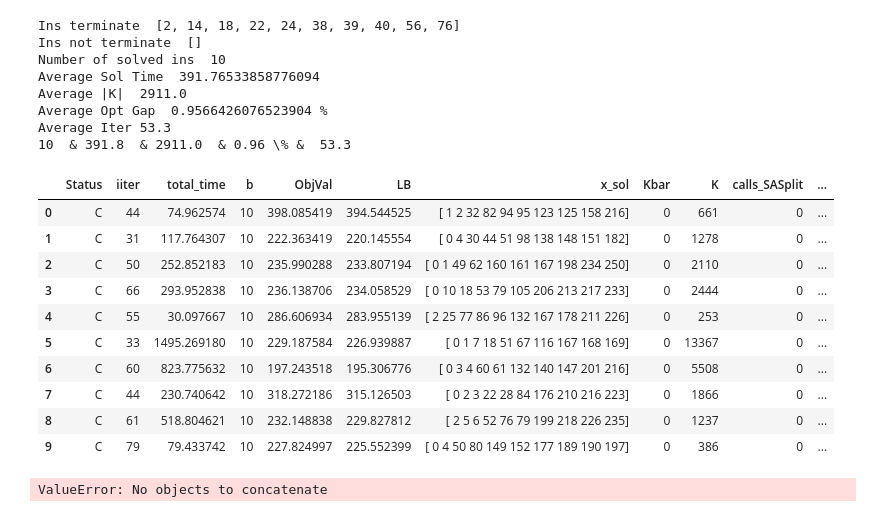
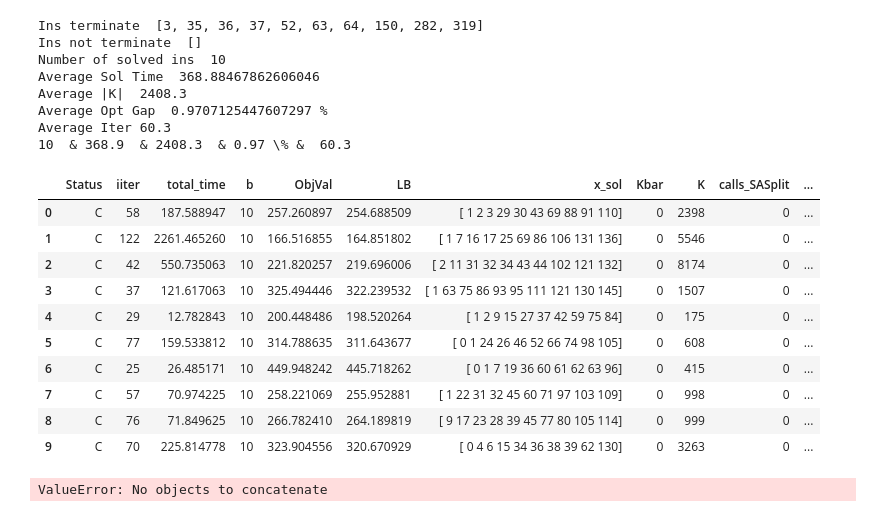
Before and after one commit to diHnguyen/SSPI, a Jupyter notebook: PythonConversion/Dec2024_Output/ProcessOutput.ipynb, the cells around one changed output. Drawn from its saved outputs; the diff is of its cells as text; code cells hidden in the pictures.

```diff
--- a/PythonConversion/Dec2024_Output/ProcessOutput.ipynb
+++ b/PythonConversion/Dec2024_Output/ProcessOutput.ipynb
@@ -5,7 +5,7 @@ import os
 import numpy as np
 
 os.chdir("/Users/dinguyen/Desktop/Local Documents/GitHub/Paper5/PythonConversion/")
-N = 40 #50
+N = 50 #50
 
 # N30
 # ins = [1,2,5,6,7,8,9,10,11,12]
@@ -15,10 +15,10 @@ N = 40 #50
 # N40
 # ins = [1, 3, 5, 6, 7, 9, 10, 11, 12, 13]
 # ins =  [4, 8, 16, 27, 33, 36, 37, 48, 64, 68]
-ins =  [2, 14, 18, 22, 24, 38, 39, 40, 56, 76]
+# ins =  [2, 14, 18, 22, 24, 38, 39, 40, 56, 76]
 
 # N50
-# ins =  [2, 6, 7, 10, 13, 14, 15, 16, 17, 21]
+ins =  [2, 6, 7, 10, 13, 14, 15, 16, 17, 21]
 # ins =  [18, 26, 46, 73, 93, 98, 110, 113, 122, 124]
 # ins =  [1, 3, 4, 5, 8, 9, 11, 12, 19, 20]
 # Desktop/Local Documents/GitHub/Paper5/PythonConversion/Dec2024_Output/Iter/main_singleCut_combinedStratV1_WarmStart_threshold_p_15_N40_56.txt
@@ -67,49 +67,49 @@ def processMain(N, ins):
     # df_filtered = df_filtered.groupby('Ins').apply(
     #     lambda group: group[group['total_time'] == group['total_time'].max()])
     # df_filtered = df_filtered.reset_index(drop=True)
     df_filtered["OptGap"] = (df_filtered.ObjVal-df_filtered.LB)/df_filtered.ObjVal*100
     solved_ins = len(df_filtered)
     avg_time = df_filtered['total_time'].mean()
     avg_K = df_filtered['K'].mean()
     opt_gap = df_filtered["OptGap"].mean()
     avg_iter = df_filtered["iiter"].mean()+1
     print("Number of solved ins ", solved_ins)
     print("Average Sol Time ", avg_time)
     print("Average |K| ", avg_K)
     print("Average Opt Gap ", opt_gap,"%")
     print("Average Iter", avg_iter)
     # {number:.2f}
     print(str(solved_ins), " & %.1f"  % avg_time, " & %.1f" % avg_K, " & %.2f" %opt_gap, "\% & ",str(avg_iter) )
 
 
     # print(output)
     # for i in range(5):
     #     output = pd.read_csv(EXP+"_N"+str(N)+"_"+str(i+1)+".txt", sep=";", header=None)
 
     return df_filtered
 
 df_default = processMain(N,ins)
 df_default
 # %% [output]
-Ins terminate  [2, 14, 18, 22, 24, 38, 39, 40, 56, 76]
+Ins terminate  [3, 35, 36, 37, 52, 63, 64, 150, 282, 319]
 Ins not terminate  []
 Number of solved ins  10
-Average Sol Time  391.76533858776094
-Average |K|  2911.0
-Average Opt Gap  0.9566426076523904 %
-Average Iter 53.3
-10  & 391.8  & 2911.0  & 0.96 \% &  53.3
+Average Sol Time  368.88467862606046
+Average |K|  2408.3
+Average Opt Gap  0.9707125447607297 %
+Average Iter 60.3
+10  & 368.9  & 2408.3  & 0.97 \% &  60.3
 |  | Status | iiter | total_time | b | ObjVal | LB | x_sol | Kbar | K | calls_SASplit | ... |
-| 0 | C | 44 | 74.962574 | 10 | 398.085419 | 394.544525 | [ 1 2 32 82 94 95 123 125 158 216] | 0 | 661 | 0 | ... |
-| 1 | C | 31 | 117.764307 | 10 | 222.363419 | 220.145554 | [ 0 4 30 44 51 98 138 148 151 182] | 0 | 1278 | 0 | ... |
-| 2 | C | 50 | 252.852183 | 10 | 235.990288 | 233.807194 | [ 0 1 49 62 160 161 167 198 234 250] | 0 | 2110 | 0 | ... |
-| 3 | C | 66 | 293.952838 | 10 | 236.138706 | 234.058529 | [ 0 10 18 53 79 105 206 213 217 233] | 0 | 2444 | 0 | ... |
-| 4 | C | 55 | 30.097667 | 10 | 286.606934 | 283.955139 | [ 2 25 77 86 96 132 167 178 211 226] | 0 | 253 | 0 | ... |
-| 5 | C | 33 | 1495.269180 | 10 | 229.187584 | 226.939887 | [ 0 1 7 18 51 67 116 167 168 169] | 0 | 13367 | 0 | ... |
-| 6 | C | 60 | 823.775632 | 10 | 197.243518 | 195.306776 | [ 0 3 4 60 61 132 140 147 201 216] | 0 | 5508 | 0 | ... |
-| 7 | C | 44 | 230.740642 | 10 | 318.272186 | 315.126503 | [ 0 2 3 22 28 84 176 210 216 223] | 0 | 1866 | 0 | ... |
-| 8 | C | 61 | 518.804621 | 10 | 232.148838 | 229.827812 | [ 2 5 6 52 76 79 199 218 226 235] | 0 | 1237 | 0 | ... |
-| 9 | C | 79 | 79.433742 | 10 | 227.824997 | 225.552399 | [ 0 4 50 80 149 152 177 189 190 197] | 0 | 386 | 0 | ... |
+| 0 | C | 58 | 187.588947 | 10 | 257.260897 | 254.688509 | [ 1 2 3 29 30 43 69 88 91 110] | 0 | 2398 | 0 | ... |
+| 1 | C | 122 | 2261.465260 | 10 | 166.516855 | 164.851802 | [ 1 7 16 17 25 69 86 106 131 136] | 0 | 5546 | 0 | ... |
+| 2 | C | 42 | 550.735063 | 10 | 221.820257 | 219.696006 | [ 2 11 31 32 34 43 44 102 121 132] | 0 | 8174 | 0 | ... |
+| 3 | C | 37 | 121.617063 | 10 | 325.494446 | 322.239532 | [ 1 63 75 86 93 95 111 121 130 145] | 0 | 1507 | 0 | ... |
+| 4 | C | 29 | 12.782843 | 10 | 200.448486 | 198.520264 | [ 1 2 9 15 27 37 42 59 75 84] | 0 | 175 | 0 | ... |
+| 5 | C | 77 | 159.533812 | 10 | 314.788635 | 311.643677 | [ 0 1 24 26 46 52 66 74 98 105] | 0 | 608 | 0 | ... |
+| 6 | C | 25 | 26.485171 | 10 | 449.948242 | 445.718262 | [ 0 1 7 19 36 60 61 62 63 96] | 0 | 415 | 0 | ... |
+| 7 | C | 57 | 70.974225 | 10 | 258.221069 | 255.952881 | [ 1 22 31 32 45 60 71 97 103 109] | 0 | 998 | 0 | ... |
+| 8 | C | 76 | 71.849625 | 10 | 266.782410 | 264.189819 | [ 9 17 23 28 39 45 77 80 105 114] | 0 | 999 | 0 | ... |
+| 9 | C | 70 | 225.814778 | 10 | 323.904556 | 320.670929 | [ 0 4 6 15 34 36 38 39 62 130] | 0 | 3263 | 0 | ... |
 # %%
 import pandas as pd
 import os
```
